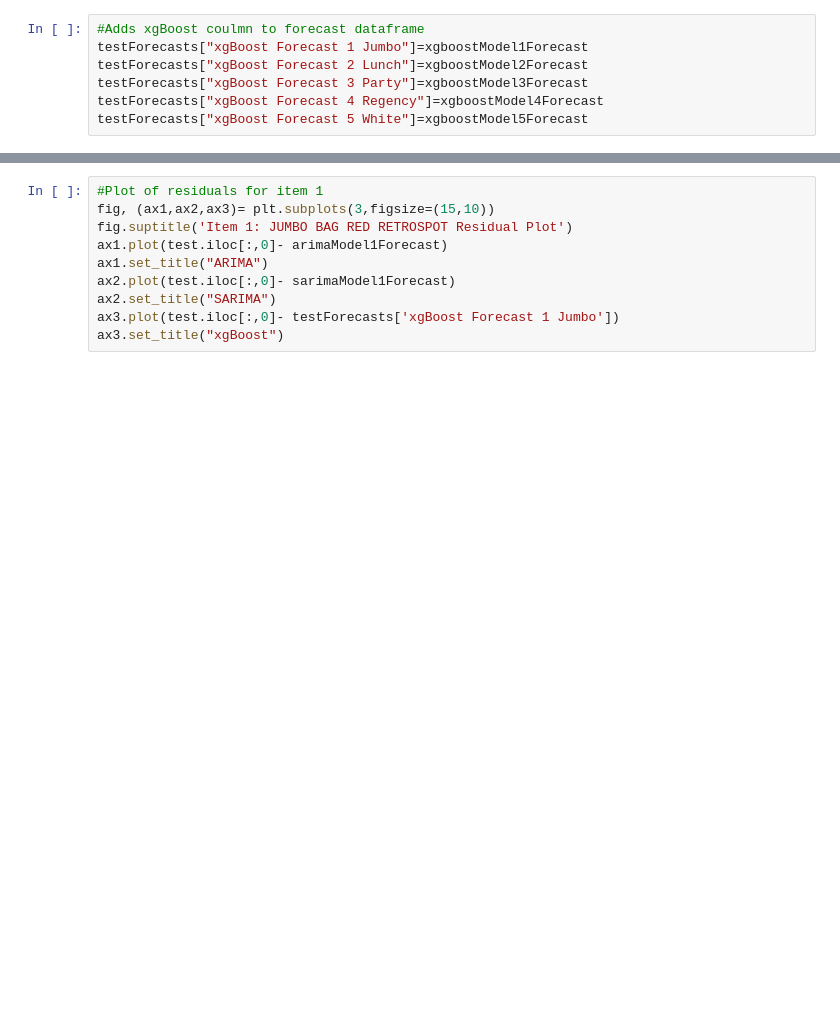
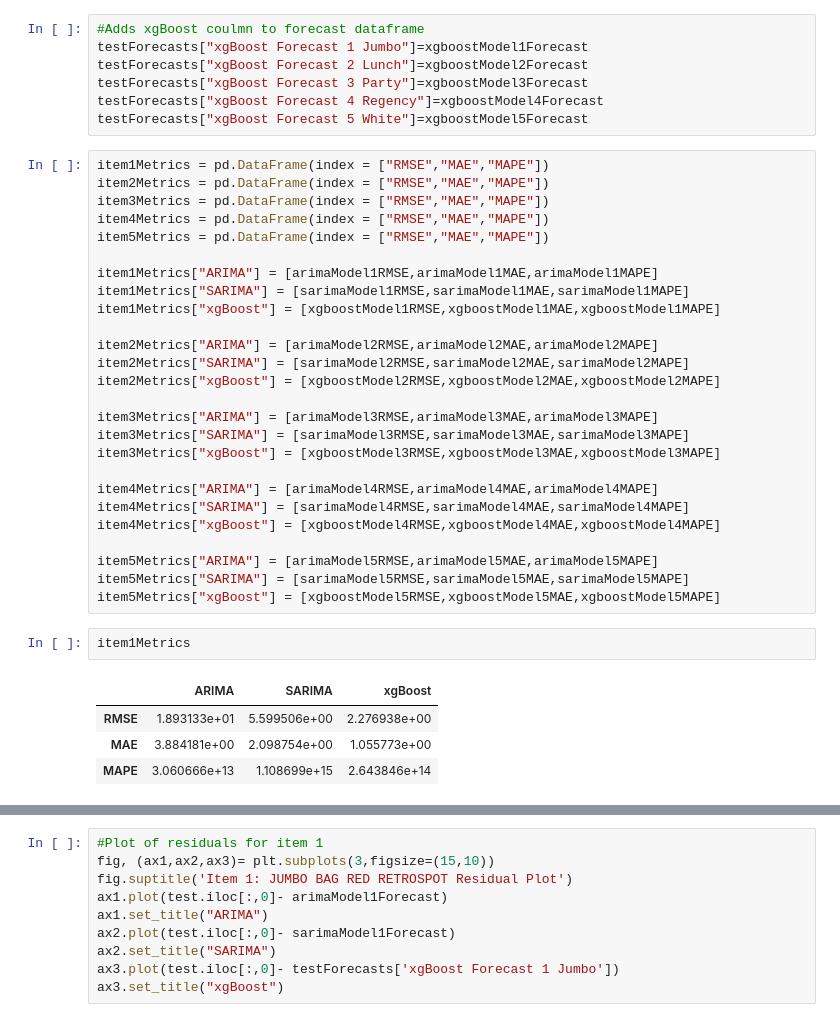
Before and after one commit to Abdul1Abdi/CIND820-Project, a Jupyter notebook: Project Notebook.ipynb, the cells around one changed output, grey strips where cells are left out. Saved outputs shown, nothing was run; the diff lists cells and outputs as text; blank space fills up the shorter version.

```diff
--- a/Project Notebook.ipynb
+++ b/Project Notebook.ipynb
@@ -549,3 +527,36 @@ testForecasts["xgBoost Forecast 2 Lunch"]=xgboostModel2Forecast
 testForecasts["xgBoost Forecast 3 Party"]=xgboostModel3Forecast
 testForecasts["xgBoost Forecast 4 Regency"]=xgboostModel4Forecast
 testForecasts["xgBoost Forecast 5 White"]=xgboostModel5Forecast
+# %%
+item1Metrics = pd.DataFrame(index = ["RMSE","MAE","MAPE"])
+item2Metrics = pd.DataFrame(index = ["RMSE","MAE","MAPE"])
+item3Metrics = pd.DataFrame(index = ["RMSE","MAE","MAPE"])
+item4Metrics = pd.DataFrame(index = ["RMSE","MAE","MAPE"])
+item5Metrics = pd.DataFrame(index = ["RMSE","MAE","MAPE"])
+
+item1Metrics["ARIMA"] = [arimaModel1RMSE,arimaModel1MAE,arimaModel1MAPE]
+item1Metrics["SARIMA"] = [sarimaModel1RMSE,sarimaModel1MAE,sarimaModel1MAPE]
+item1Metrics["xgBoost"] = [xgboostModel1RMSE,xgboostModel1MAE,xgboostModel1MAPE]
+
+item2Metrics["ARIMA"] = [arimaModel2RMSE,arimaModel2MAE,arimaModel2MAPE]
+item2Metrics["SARIMA"] = [sarimaModel2RMSE,sarimaModel2MAE,sarimaModel2MAPE]
+item2Metrics["xgBoost"] = [xgboostModel2RMSE,xgboostModel2MAE,xgboostModel2MAPE]
+
+item3Metrics["ARIMA"] = [arimaModel3RMSE,arimaModel3MAE,arimaModel3MAPE]
+item3Metrics["SARIMA"] = [sarimaModel3RMSE,sarimaModel3MAE,sarimaModel3MAPE]
+item3Metrics["xgBoost"] = [xgboostModel3RMSE,xgboostModel3MAE,xgboostModel3MAPE]
+
+item4Metrics["ARIMA"] = [arimaModel4RMSE,arimaModel4MAE,arimaModel4MAPE]
+item4Metrics["SARIMA"] = [sarimaModel4RMSE,sarimaModel4MAE,sarimaModel4MAPE]
+item4Metrics["xgBoost"] = [xgboostModel4RMSE,xgboostModel4MAE,xgboostModel4MAPE]
+
+item5Metrics["ARIMA"] = [arimaModel5RMSE,arimaModel5MAE,arimaModel5MAPE]
+item5Metrics["SARIMA"] = [sarimaModel5RMSE,sarimaModel5MAE,sarimaModel5MAPE]
+item5Metrics["xgBoost"] = [xgboostModel5RMSE,xgboostModel5MAE,xgboostModel5MAPE]
+# %%
+item1Metrics
+# %% [output]
+|  | ARIMA | SARIMA | xgBoost |
+| RMSE | 1.893133e+01 | 5.599506e+00 | 2.276938e+00 |
+| MAE | 3.884181e+00 | 2.098754e+00 | 1.055773e+00 |
+| MAPE | 3.060666e+13 | 1.108699e+15 | 2.643846e+14 |
```
Also changed, not shown: parts of 8 cells of this notebook.
